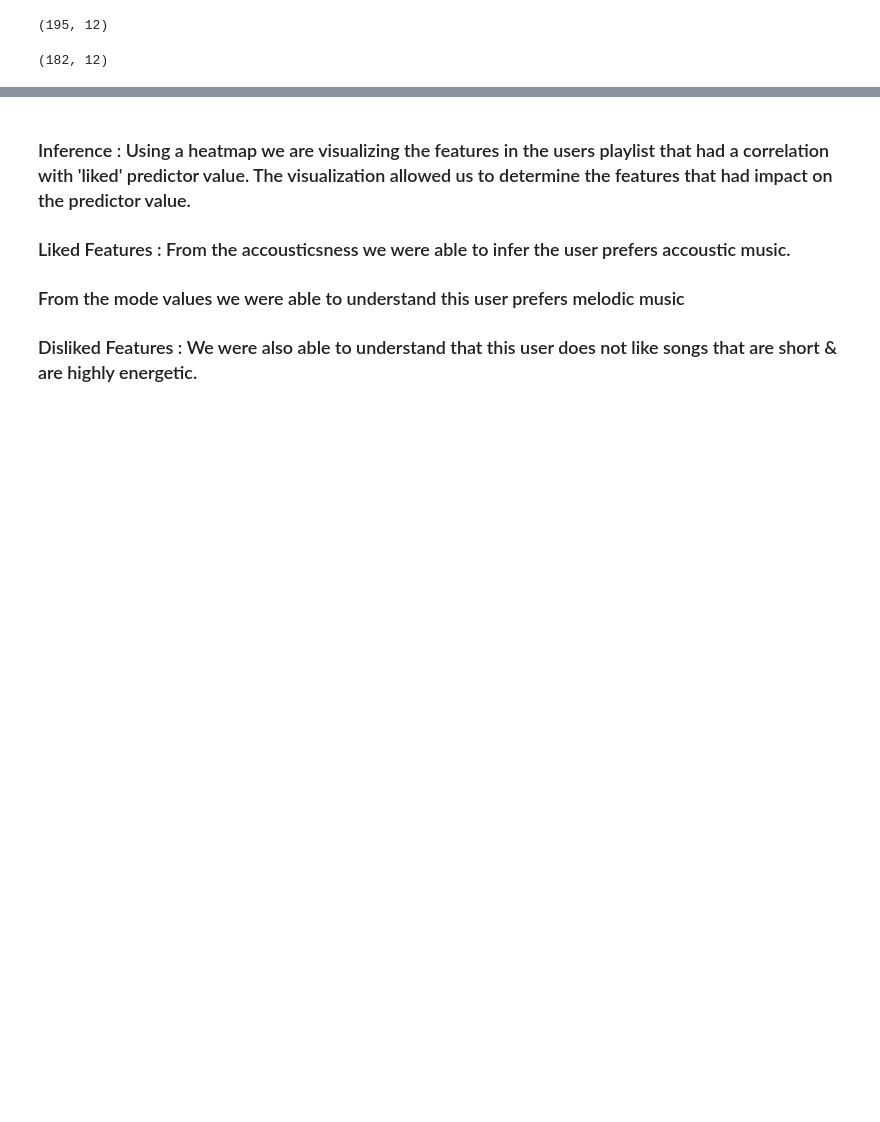
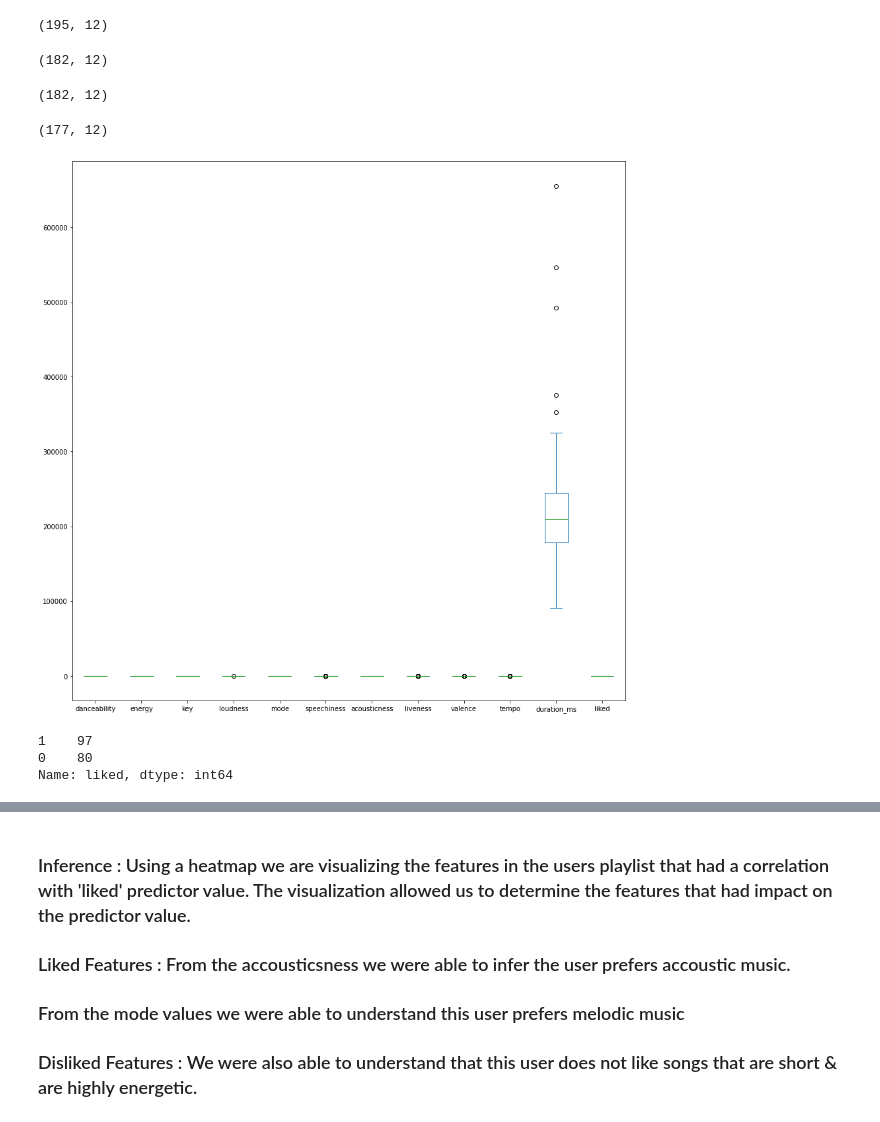
Before and after one commit to CS418/group-project-blackbox, a Jupyter notebook: Spotify.ipynb, the cells around one changed output, grey strips where cells are left out. Saved outputs shown, nothing was run; the diff lists cells and outputs as text; code cells hidden in the pictures; blank space fills up the shorter version.

```diff
--- a/Spotify.ipynb
+++ b/Spotify.ipynb
@@ -286,4 +288,35 @@ data.shape
 # %% [output]
 (195, 12)
 (182, 12)
+# %%
+print(data.shape)
+
+Q1 = np.percentile(data['duration_ms'], 25,
+                   interpolation = 'midpoint')
+
+Q3 = np.percentile(data['duration_ms'], 75,
+                   interpolation = 'midpoint')
+IQR = Q3 - Q1
+
+upper = np.where(data['duration_ms'] >= (Q3+1.5*IQR))
+# Lower bound
+lower = np.where(data['duration_ms'] <= (Q1-1.5*IQR))
+
+data.drop(upper[0], inplace = True)
+data.drop(lower[0], inplace = True)
+
+
+data.shape
+# %% [output]
+(182, 12)
+(177, 12)
+# %%
+data.plot(kind='box',figsize=(15, 15))
+plt.show()
+data['liked'].value_counts()
+# %% [output]
+[figure, added]
+1    97
+0    80
+Name: liked, dtype: int64
 # %% [markdown]
```
Also changed, not shown: parts of 10 cells of this notebook.
